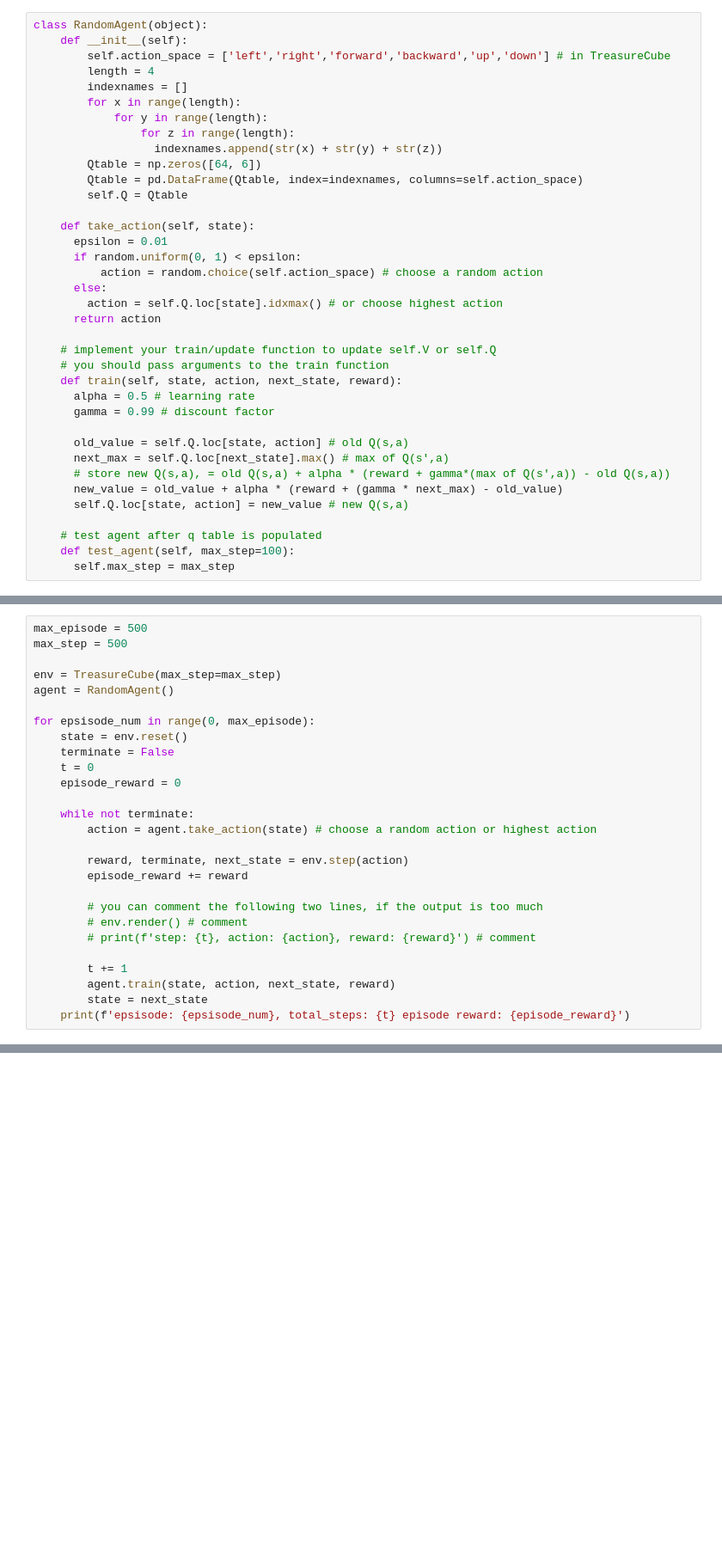
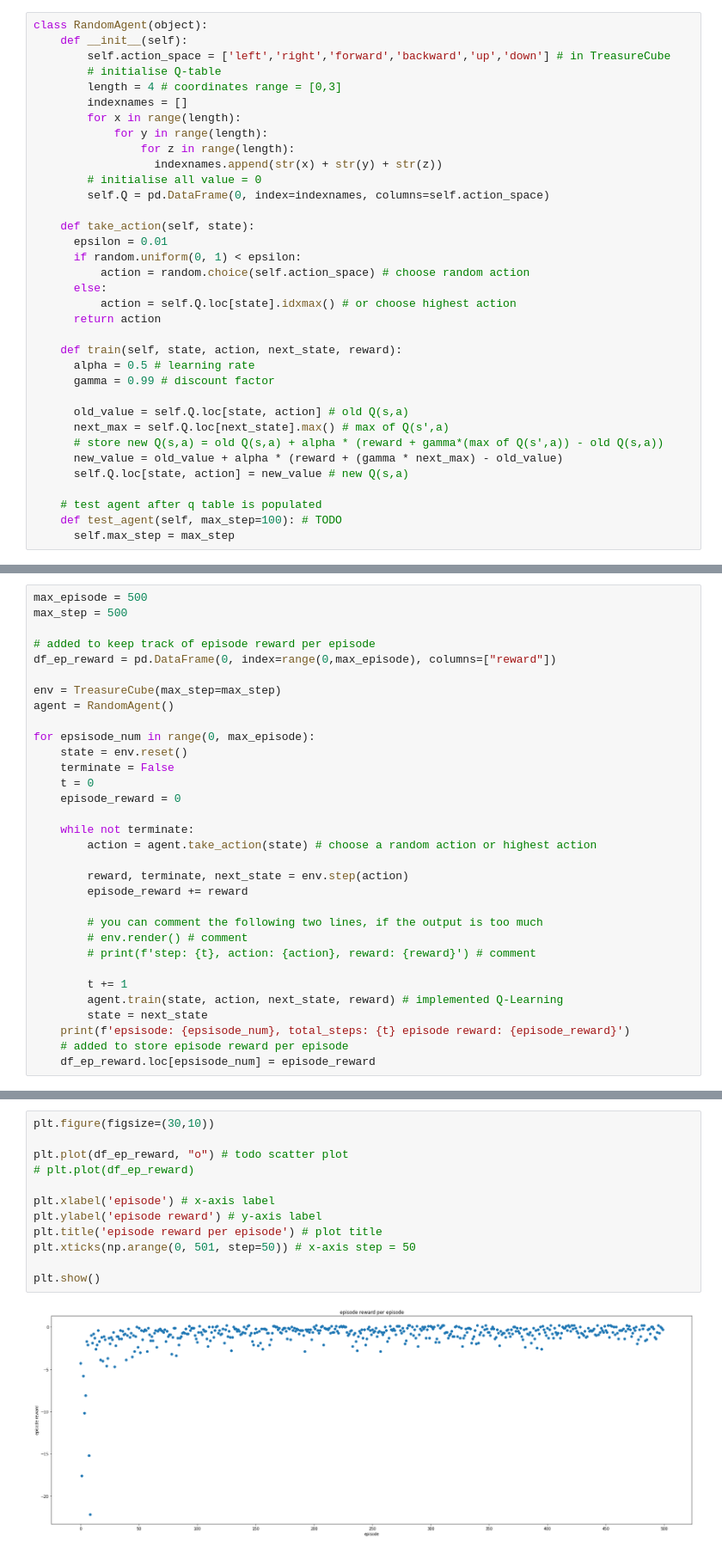
Before and after one commit to kailing231/treasurecube, a Jupyter notebook: TreasureHunt.ipynb, the cells around one changed output, grey strips where cells are left out. Shown: that part at 86% size. Saved outputs shown, nothing was run; the diff lists cells and outputs as text; blank space fills up the shorter version.

Commit message:
plot episode reward per episode

```diff
--- a/TreasureHunt.ipynb
+++ b/TreasureHunt.ipynb
@@ -214,36 +224,34 @@ import pandas as pd
 class RandomAgent(object):
     def __init__(self):
         self.action_space = ['left','right','forward','backward','up','down'] # in TreasureCube
-        length = 4
+        # initialise Q-table
+        length = 4 # coordinates range = [0,3]
         indexnames = []
         for x in range(length):
             for y in range(length):
                 for z in range(length):
                   indexnames.append(str(x) + str(y) + str(z))
-        Qtable = np.zeros([64, 6])
-        Qtable = pd.DataFrame(Qtable, index=indexnames, columns=self.action_space)
-        self.Q = Qtable
+        # initialise all value = 0
+        self.Q = pd.DataFrame(0, index=indexnames, columns=self.action_space)
 
     def take_action(self, state):
       epsilon = 0.01
       if random.uniform(0, 1) < epsilon:
-          action = random.choice(self.action_space) # choose a random action
+          action = random.choice(self.action_space) # choose random action
       else:
-        action = self.Q.loc[state].idxmax() # or choose highest action
+          action = self.Q.loc[state].idxmax() # or choose highest action
       return action
 
-    # implement your train/update function to update self.V or self.Q
-    # you should pass arguments to the train function
     def train(self, state, action, next_state, reward):
       alpha = 0.5 # learning rate
       gamma = 0.99 # discount factor
 
       old_value = self.Q.loc[state, action] # old Q(s,a)
       next_max = self.Q.loc[next_state].max() # max of Q(s',a)
-      # store new Q(s,a), = old Q(s,a) + alpha * (reward + gamma*(max of Q(s',a)) - old Q(s,a))
+      # store new Q(s,a) = old Q(s,a) + alpha * (reward + gamma*(max of Q(s',a)) - old Q(s,a))
       new_value = old_value + alpha * (reward + (gamma * next_max) - old_value)
       self.Q.loc[state, action] = new_value # new Q(s,a)
 
     # test agent after q table is populated
-    def test_agent(self, max_step=100):
+    def test_agent(self, max_step=100): # TODO
       self.max_step = max_step
@@ -250,6 +267,9 @@ class RandomAgent(object):
 # %%
 max_episode = 500
 max_step = 500
+
+# added to keep track of episode reward per episode
+df_ep_reward = pd.DataFrame(0, index=range(0,max_episode), columns=["reward"])
 
 env = TreasureCube(max_step=max_step)
 agent = RandomAgent()
@@ -271,9 +291,11 @@ for epsisode_num in range(0, max_episode):
         # print(f'step: {t}, action: {action}, reward: {reward}') # comment
 
         t += 1
-        agent.train(state, action, next_state, reward)
+        agent.train(state, action, next_state, reward) # implemented Q-Learning
         state = next_state
     print(f'epsisode: {epsisode_num}, total_steps: {t} episode reward: {episode_reward}')
+    # added to store episode reward per episode
+    df_ep_reward.loc[epsisode_num] = episode_reward
 # %% [output]
 epsisode: 0, total_steps: 54 episode reward: -4.299999999999997
 epsisode: 1, total_steps: 187 episode reward: -17.599999999999994
@@ -294,0 +342,14 @@ epsisode: 499, total_steps: 14 episode reward: -0.30000000000000004
+# %%
+plt.figure(figsize=(30,10))
+
+plt.plot(df_ep_reward, "o") # todo scatter plot
+# plt.plot(df_ep_reward)
+
+plt.xlabel('episode') # x-axis label
+plt.ylabel('episode reward') # y-axis label
+plt.title('episode reward per episode') # plot title
+plt.xticks(np.arange(0, 501, step=50)) # x-axis step = 50
+
+plt.show()
+# %% [output]
+[figure, added]
```
Also changed, not shown: parts of 13 cells of this notebook.
